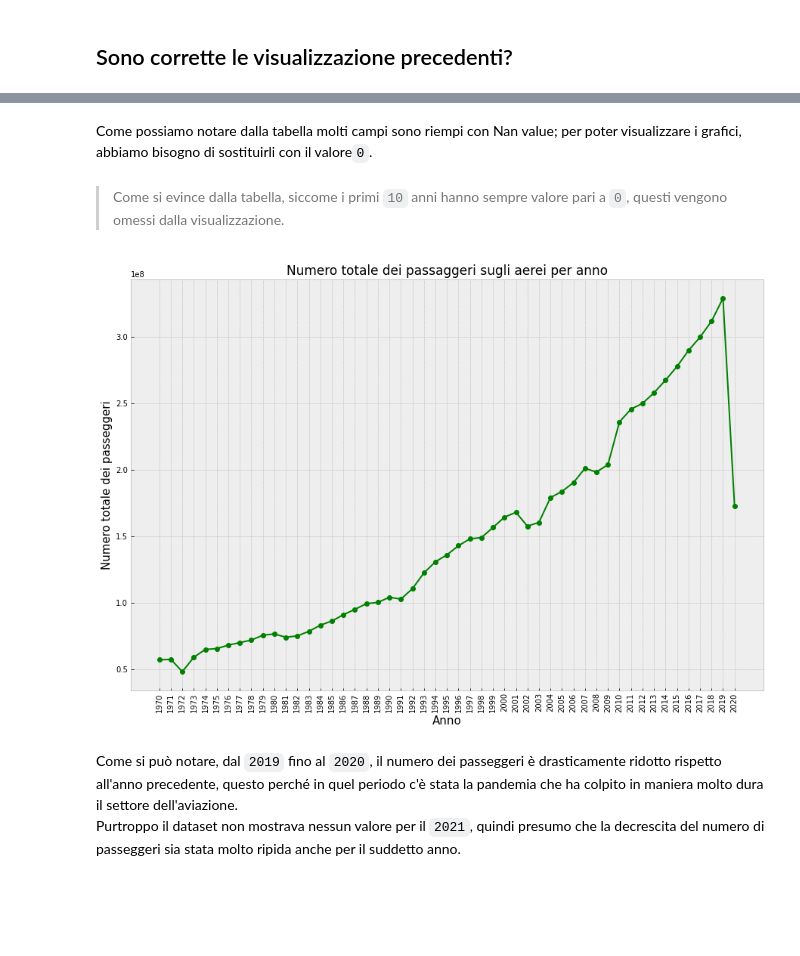
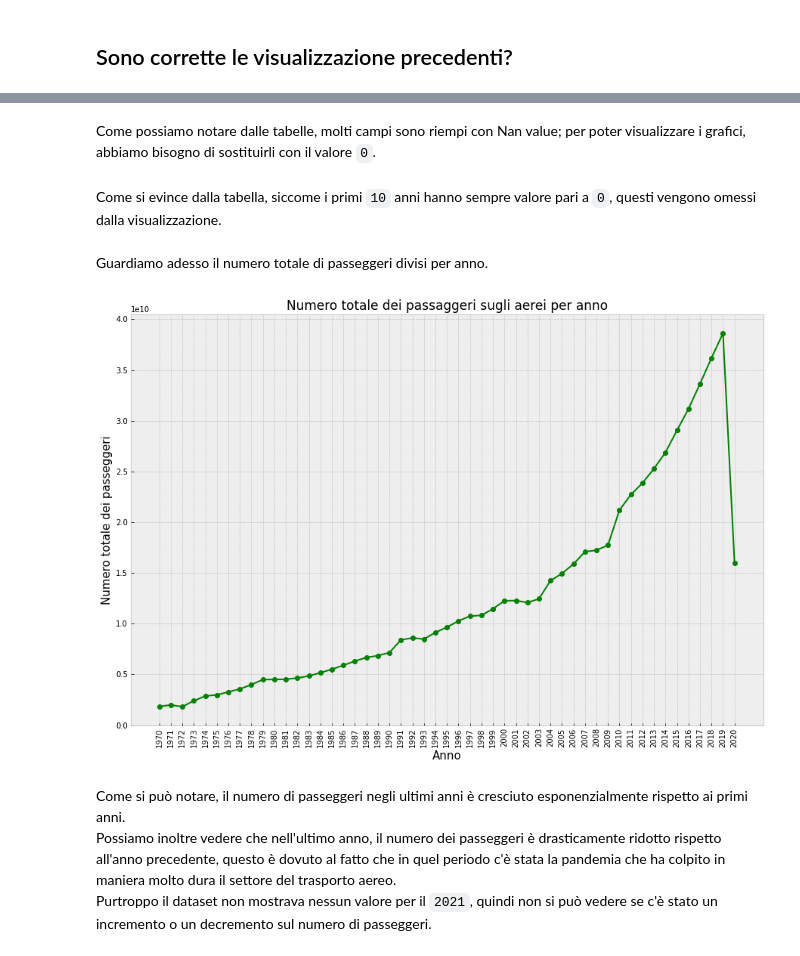
Before and after one commit to A-mangio/incidenti_aerei, a Jupyter notebook: airplaneCrashes.ipynb, the cells around one changed output, grey strips where cells are left out. Cells and saved outputs as stored; diff of their text form; code cells hidden in the pictures; blank space fills up the shorter version.

Commit message:
adding new dataset and terminated graphs

```diff
--- a/airplaneCrashes.ipynb
+++ b/airplaneCrashes.ipynb
@@ -171,0 +175,3 @@ Per rimediare, importiamo un nuovo dataset contenente il numero totale di voli o
+# %%
+Passengers = pd.read_csv('./archive/API_IS.AIR.PSGR_DS2_en_csv_v2.csv')
+Passengers.sample(5)
@@ -182,3 +196,3 @@ Totals.sample(5)
 5 rows × 67 columns
 # %% [markdown]
-Come possiamo notare dalla tabella molti campi sono riempi con Nan value; per poter visualizzare i grafici, abbiamo bisogno di sostituirli con il valore`0`.
+Come possiamo notare dalle tabelle, molti campi sono riempi con Nan value; per poter visualizzare i grafici, abbiamo bisogno di sostituirli con il valore `0`.
@@ -185,28 +204,33 @@ Come possiamo notare dalla tabella molti campi sono riempi con Nan value; per po
 # %%
-Totals = Totals.replace(np.nan, 0)
-Years = Totals.copy();
+Departures = Departures.replace(np.nan, 0)
+Passengers = Passengers.replace(np.nan, 0)
+
+Dp = Departures.copy();
+Pg = Passengers.copy();
 # %%
-Years = Years.drop(["Country Name", "Country Code", "Indicator Name", "Indicator Code"], axis = 1)
-Years = Years.replace(np.nan, 0)
-Years = pd.DataFrame(Years.sum())
-Years = Years.drop(Years.index[0:10]) #Toglie i primi 9 anni che hanno valore pari a 0
-Years = Years['1970':'2020']
-Years.columns = ['Sum']
-Years.index.name = 'Year'
+Pg = Pg.drop(["Country Name", "Country Code", "Indicator Name", "Indicator Code"], axis = 1)
+Pg = pd.DataFrame(Pg.sum())
+Pg = Pg.drop(Pg.index[0:10]) #Toglie i primi 9 anni che hanno valore pari a 0
+Pg = Pg['1970':'2020']
+Pg.columns = ['Sum']
+Pg.index.name = 'Year'
 # %% [markdown]
-> Come si evince dalla tabella, siccome i primi `10` anni hanno sempre valore pari a `0`, questi vengono omessi dalla visualizzazione.
+Come si evince dalla tabella, siccome i primi `10` anni hanno sempre valore pari a `0`, questi vengono omessi dalla visualizzazione.
+# %% [markdown]
+Guardiamo adesso il numero totale di passeggeri divisi per anno.
 # %%
 plt.figure(figsize=(15,10))
 
 plt.style.use('bmh')
-plt.plot(Years.index, 'Sum', data=Years, marker = "o", color = 'green', linewidth=2)
+plt.plot(Pg.index, 'Sum', data=Pg, marker = "o", color = 'green', linewidth=2)
 plt.xlabel('Anno', fontsize=15)
 plt.ylabel('Numero totale dei passeggeri', fontsize=15)
 plt.title('Numero totale dei passaggeri sugli aerei per anno', loc='Center', fontsize=17)
 plt.xticks(rotation=90)
 plt.show()
 # %% [output]
-[figure, old version]
+[figure, new version]
 # %% [markdown]
-Come si può notare, dal `2019` fino al `2020`, il numero dei passeggeri è drasticamente ridotto rispetto all'anno precedente, questo perché in quel periodo c'è stata la pandemia che ha colpito in maniera molto dura il settore dell'aviazione. <br>
-Purtroppo il dataset non mostrava nessun valore per il `2021`, quindi presumo che la decrescita del numero di passeggeri sia stata molto ripida anche per il suddetto anno.
+Come si può notare, il numero di passeggeri negli ultimi anni è cresciuto esponenzialmente rispetto ai primi anni.<br>
+Possiamo inoltre vedere che nell'ultimo anno, il numero dei passeggeri è drasticamente ridotto rispetto all'anno precedente, questo è dovuto al fatto che in quel periodo c'è stata la pandemia che ha colpito in maniera molto dura il settore del trasporto aereo. <br>
+Purtroppo il dataset non mostrava nessun valore per il `2021`, quindi non si può vedere se c'è stato un incremento o un decremento sul numero di passeggeri.
```
Also changed, not shown: parts of 25 cells of this notebook, 1 other file.
